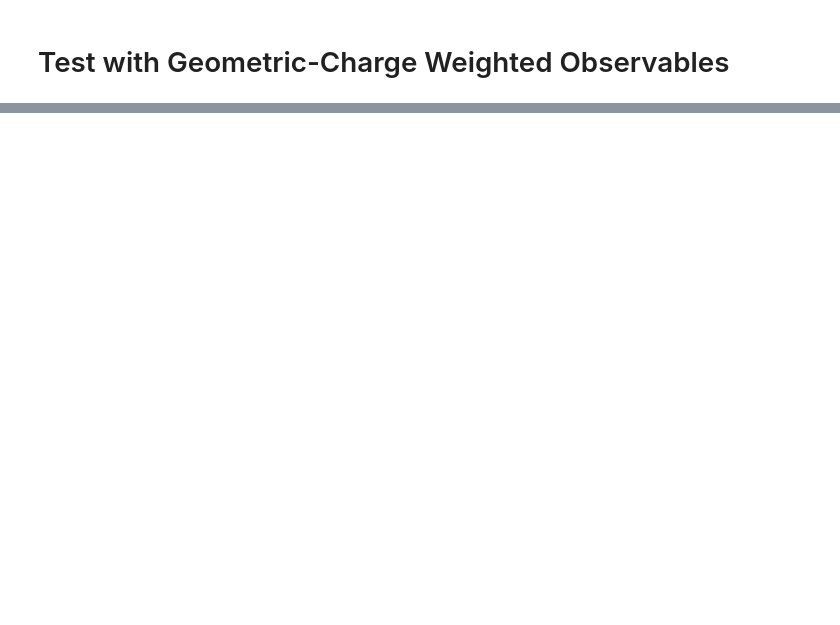
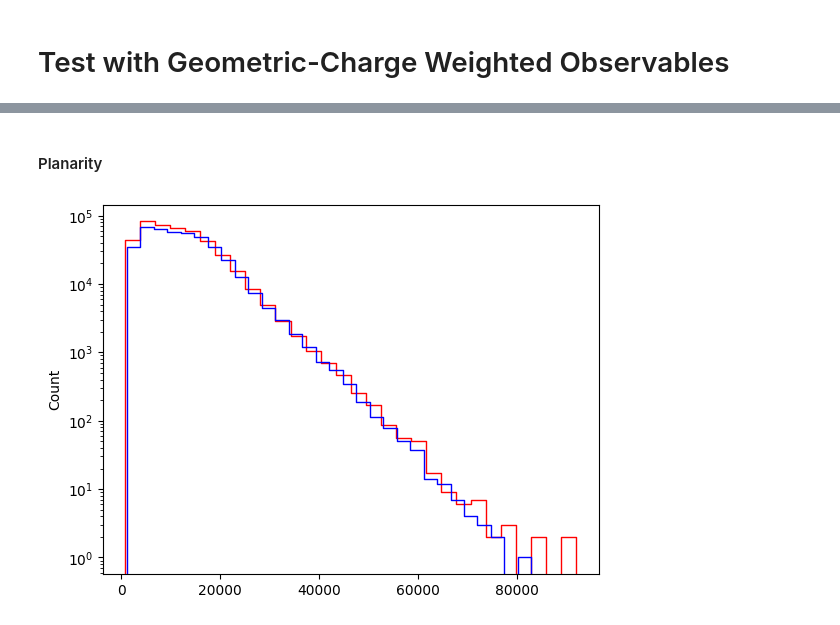
Before and after one commit to joankl/Solar-Neutrinos-Project, a Jupyter notebook: Machine Learning/Dataset Construction/Features Study/Geometric Pattern.ipynb, the cells around one changed output, grey strips where cells are left out. Cells and saved outputs as stored; diff of their text form; code cells hidden in the pictures; blank space fills up the shorter version.

```diff
--- a/Machine Learning/Dataset Construction/Features Study/Geometric Pattern.ipynb
+++ b/Machine Learning/Dataset Construction/Features Study/Geometric Pattern.ipynb
@@ -189,0 +508,11 @@ The idea is compute the matrix elements of the Inertia Tensor (IT) using the hit
+# %% [markdown]
+#### Planarity
+# %%
+bins = 30
+sn.histplot(plan_solar, bins = bins, color = 'red', element = 'step', alpha = 0, label = r'Solar $^{8}$B-$\nu_e$')
+sn.histplot(plan_tl208, bins = bins, color = 'blue', element = 'step', alpha = 0, label = r'Solar $^{8}$B-$\nu_e$')
+
+plt.yscale('log')
+plt.show()
+# %% [output]
+[figure, added]
```
Also changed, not shown: parts of 29 cells of this notebook, 1 other file.
